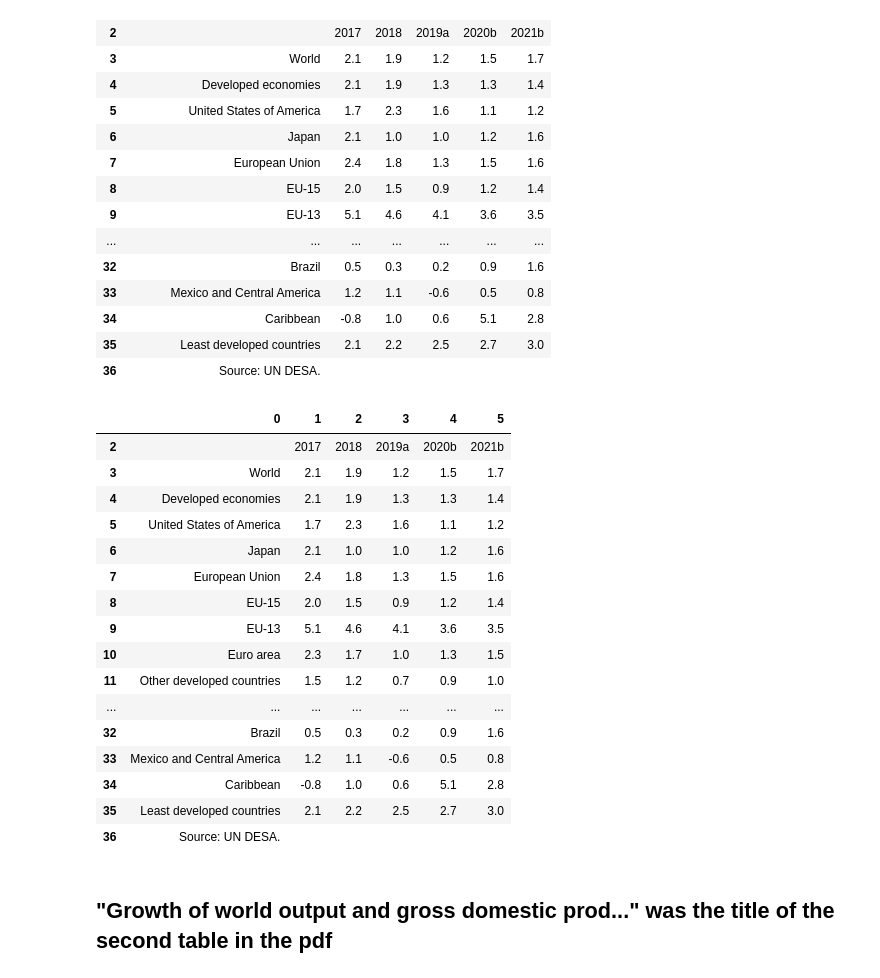
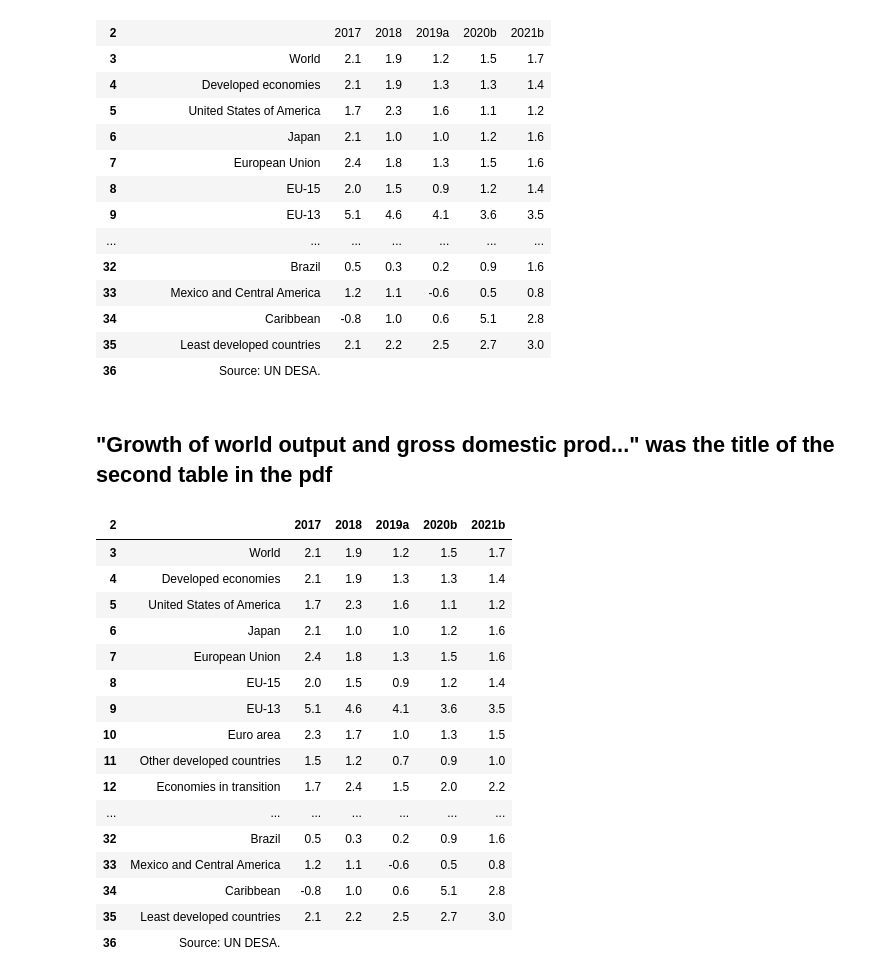
Before and after one commit to TheOther-Guy/Table_Extractor_fromPDF, a Jupyter notebook: PDF_Table_Extractor.ipynb, the cells around one changed output. Drawn from its saved outputs; the diff is of its cells as text; code cells hidden in the pictures.

```diff
--- a/PDF_Table_Extractor.ipynb
+++ b/PDF_Table_Extractor.ipynb
@@ -102,27 +116,34 @@ input_pdf[1].df
 # %%
 # loading the second table into DataFrame
 df2 = input_pdf[1].df.loc[2:36, :]
-df2
-# %% [output]
-|  | 0 | 1 | 2 | 3 | 4 | 5 |
-| 2 |  | 2017 | 2018 | 2019a | 2020b | 2021b |
-| 3 | World | 2.1 | 1.9 | 1.2 | 1.5 | 1.7 |
-| 4 | Developed economies | 2.1 | 1.9 | 1.3 | 1.3 | 1.4 |
-| 5 | United States of America | 1.7 | 2.3 | 1.6 | 1.1 | 1.2 |
-| 6 | Japan | 2.1 | 1.0 | 1.0 | 1.2 | 1.6 |
-| 7 | European Union | 2.4 | 1.8 | 1.3 | 1.5 | 1.6 |
-| 8 | EU-15 | 2.0 | 1.5 | 0.9 | 1.2 | 1.4 |
-| 9 | EU-13 | 5.1 | 4.6 | 4.1 | 3.6 | 3.5 |
-| 10 | Euro area | 2.3 | 1.7 | 1.0 | 1.3 | 1.5 |
-| 11 | Other developed countries | 1.5 | 1.2 | 0.7 | 0.9 | 1.0 |
-| ... | ... | ... | ... | ... | ... | ... |
-| 32 | Brazil | 0.5 | 0.3 | 0.2 | 0.9 | 1.6 |
-| 33 | Mexico and Central America | 1.2 | 1.1 | -0.6 | 0.5 | 0.8 |
-| 34 | Caribbean | -0.8 | 1.0 | 0.6 | 5.1 | 2.8 |
-| 35 | Least developed countries | 2.1 | 2.2 | 2.5 | 2.7 | 3.0 |
-| 36 | Source: UN DESA. |  |  |  |  |  |
 # %% [markdown]
 ## "Growth of world output and gross domestic prod..." was the title of the second table in the pdf
 # %%
 # getting a copy of the second DataFrame df2
 gwog_2020 = df2.copy()
+# %%
+# making the first row is the columns names
+gwog_2020.columns = gwog_2020.iloc[0]
+# reseting the index of the dataframe to be able to drop the duplicated first row
+gwog_2020.reset_index(drop=True)
+# dropping the first raw as it has no meaning in dataframe now
+gwog_2020 = gwog_2020.iloc[1:,:]
+gwog_2020
+# %% [output]
+| 2 |  | 2017 | 2018 | 2019a | 2020b | 2021b |
+| 3 | World | 2.1 | 1.9 | 1.2 | 1.5 | 1.7 |
+| 4 | Developed economies | 2.1 | 1.9 | 1.3 | 1.3 | 1.4 |
+| 5 | United States of America | 1.7 | 2.3 | 1.6 | 1.1 | 1.2 |
+| 6 | Japan | 2.1 | 1.0 | 1.0 | 1.2 | 1.6 |
+| 7 | European Union | 2.4 | 1.8 | 1.3 | 1.5 | 1.6 |
+| 8 | EU-15 | 2.0 | 1.5 | 0.9 | 1.2 | 1.4 |
+| 9 | EU-13 | 5.1 | 4.6 | 4.1 | 3.6 | 3.5 |
+| 10 | Euro area | 2.3 | 1.7 | 1.0 | 1.3 | 1.5 |
+| 11 | Other developed countries | 1.5 | 1.2 | 0.7 | 0.9 | 1.0 |
+| 12 | Economies in transition | 1.7 | 2.4 | 1.5 | 2.0 | 2.2 |
+| ... | ... | ... | ... | ... | ... | ... |
+| 32 | Brazil | 0.5 | 0.3 | 0.2 | 0.9 | 1.6 |
+| 33 | Mexico and Central America | 1.2 | 1.1 | -0.6 | 0.5 | 0.8 |
+| 34 | Caribbean | -0.8 | 1.0 | 0.6 | 5.1 | 2.8 |
+| 35 | Least developed countries | 2.1 | 2.2 | 2.5 | 2.7 | 3.0 |
+| 36 | Source: UN DESA. |  |  |  |  |  |
```
Also changed, not shown: parts of 4 cells of this notebook, 1 other file.
